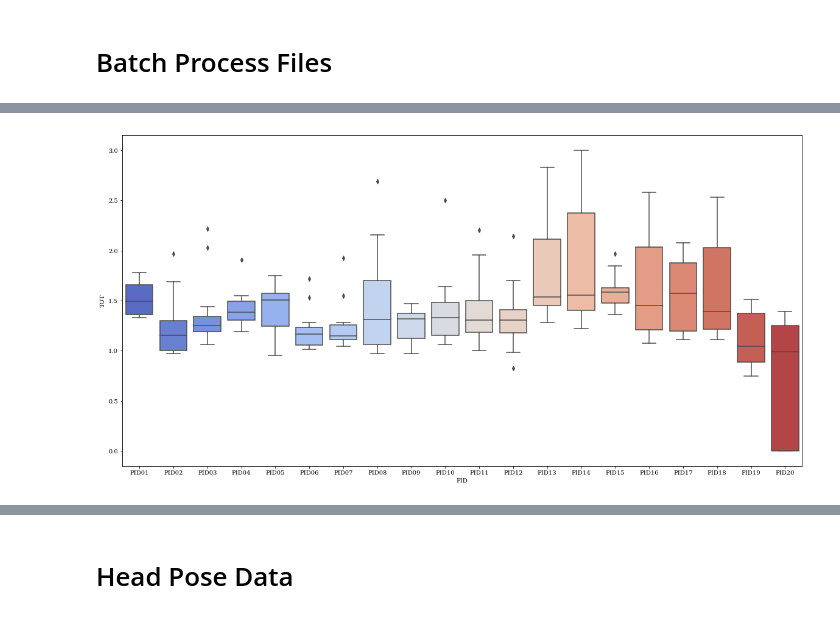
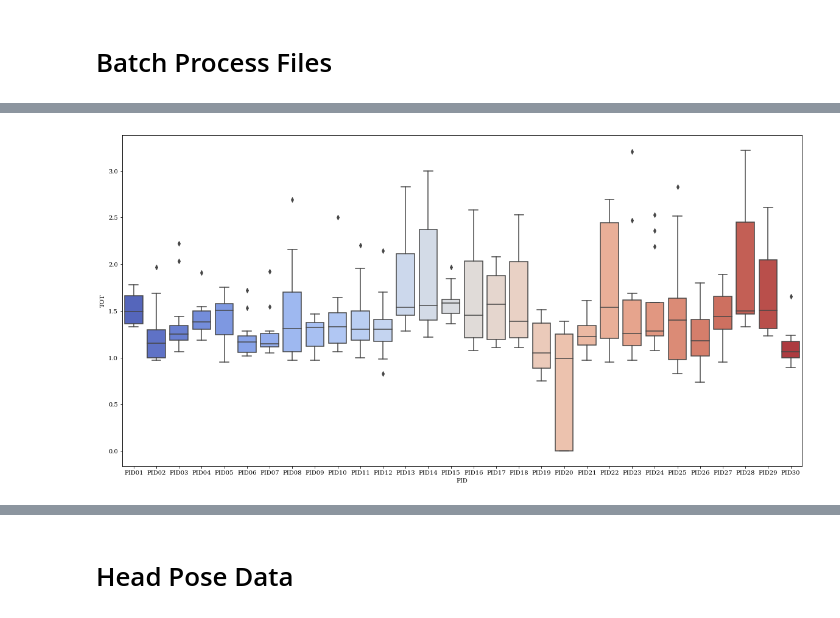
Before and after one commit to FeardaMeow/HSMM, a Jupyter notebook: Extract Data.ipynb, the cells around one changed output, grey strips where cells are left out. Cells and saved outputs as stored; diff of their text form; code cells hidden in the pictures.

```diff
--- a/Extract Data.ipynb
+++ b/Extract Data.ipynb
@@ -211,6 +211,7 @@ for fname in tqdm(glob.glob('data\*\*.daq')):
     df_list.append(extract_tot(df[cols], action_map = action_map, pid = pid))
 # %%
 df_results = pd.concat(df_list)
+num_pid = len(df_list)
 del(df_list)
 df_results.head()
 # %% [output]
@@ -223,10 +224,12 @@ df_results.head()
 # %%
 # TOT Boxplot
 plt.figure(figsize=(20,10))
-fig = sns.boxplot(x="PID", y="TOT", palette=sns.color_palette("coolwarm", 20), data=df_results)
+fig = sns.boxplot(x="PID", y="TOT", palette=sns.color_palette("coolwarm", num_pid), data=df_results)
 plt.show()
+# Max range
+# Mean ordering
 # %% [output]
-[figure, old version]
+[figure, new version]
 # %%
 # TOT Boxplot grouped by acc gap
 plt.figure(figsize=(20,10))
```
Also changed, not shown: parts of 17 cells of this notebook, 3 other files.
